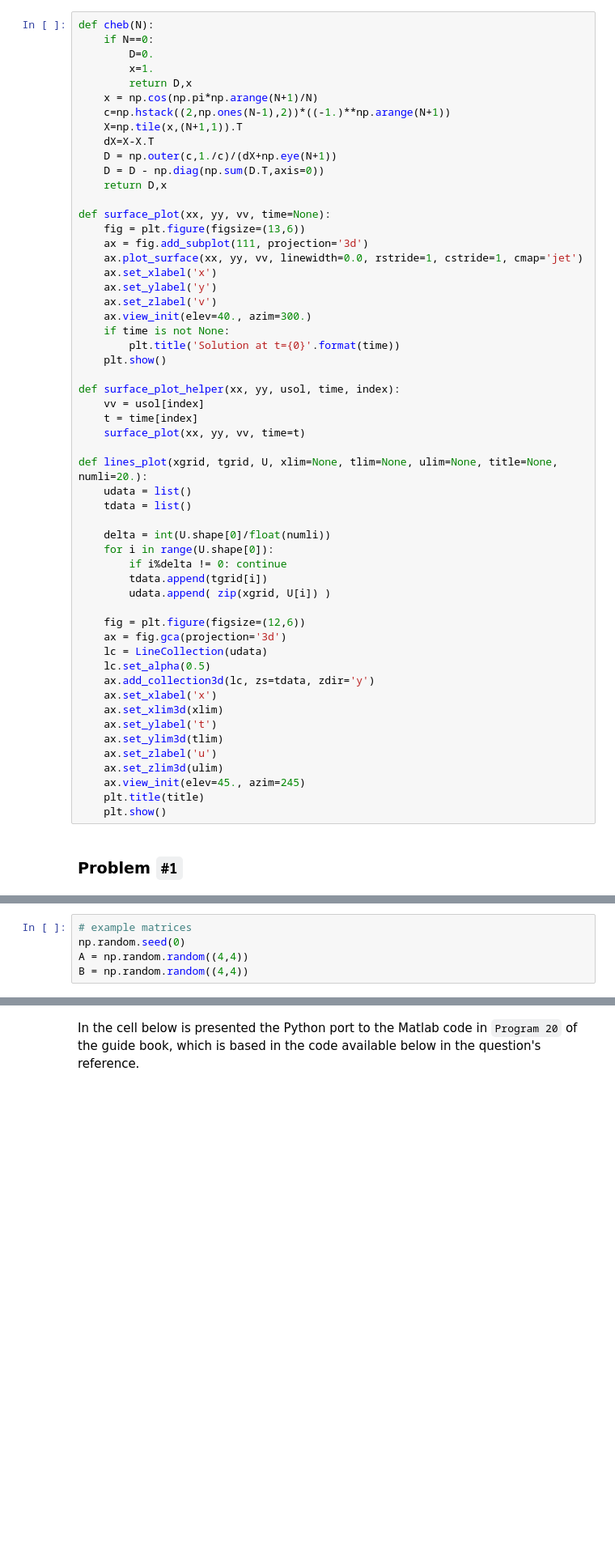
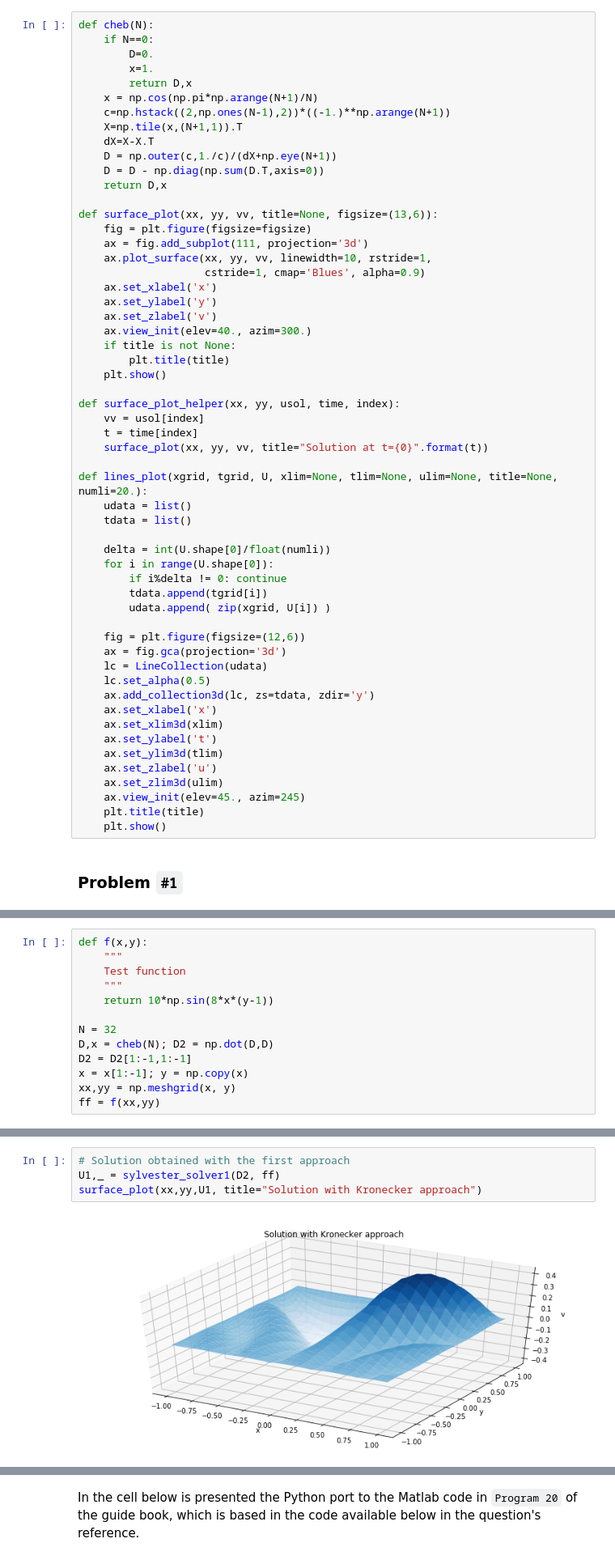
Before and after one commit to mavillan/ACNM, a Jupyter notebook: test2/certamen2-INF510.ipynb, the cells around one changed output, grey strips where cells are left out. Shown at 81% size. Saved outputs shown, nothing was run; the diff lists cells and outputs as text; blank space fills up the shorter version.

```diff
--- a/test2/certamen2-INF510.ipynb
+++ b/test2/certamen2-INF510.ipynb
@@ -35,22 +37,23 @@ def cheb(N):
     D = D - np.diag(np.sum(D.T,axis=0))
     return D,x
 
-def surface_plot(xx, yy, vv, time=None):
-    fig = plt.figure(figsize=(13,6))
+def surface_plot(xx, yy, vv, title=None, figsize=(13,6)):
+    fig = plt.figure(figsize=figsize)
     ax = fig.add_subplot(111, projection='3d')
-    ax.plot_surface(xx, yy, vv, linewidth=0.0, rstride=1, cstride=1, cmap='jet')
+    ax.plot_surface(xx, yy, vv, linewidth=10, rstride=1,
+                    cstride=1, cmap='Blues', alpha=0.9)
     ax.set_xlabel('x')
     ax.set_ylabel('y')
     ax.set_zlabel('v')
     ax.view_init(elev=40., azim=300.)
-    if time is not None:
-        plt.title('Solution at t={0}'.format(time))
+    if title is not None:
+        plt.title(title)
     plt.show()
 
 def surface_plot_helper(xx, yy, usol, time, index):
     vv = usol[index]
     t = time[index]
-    surface_plot(xx, yy, vv, time=t)
+    surface_plot(xx, yy, vv, title="Solution at t={0}".format(t))
 
 def lines_plot(xgrid, tgrid, U, xlim=None, tlim=None, ulim=None, title=None, numli=20.):
     udata = list()
@@ -93,6 +117,14 @@ However, in first place we implement a function to solve the problem through the
-# %%
-# example matrices
-np.random.seed(0)
-A = np.random.random((4,4))
-B = np.random.random((4,4))
+# %%
+def f(x,y):
+    """
+    Test function
+    """
+    return 10*np.sin(8*x*(y-1))
+
+N = 32
+D,x = cheb(N); D2 = np.dot(D,D)
+D2 = D2[1:-1,1:-1]
+x = x[1:-1]; y = np.copy(x)
+xx,yy = np.meshgrid(x, y)
+ff = f(xx,yy)
 # %%
@@ -128,0 +142,6 @@ def lyapunov_solver2(A,V,m):
+# %%
+# Solution obtained with the first approach
+U1,_ = sylvester_solver1(D2, ff)
+surface_plot(xx,yy,U1, title="Solution with Kronecker approach")
+# %% [output]
+[figure, added]
```
Also changed, not shown: parts of 55 cells of this notebook.
